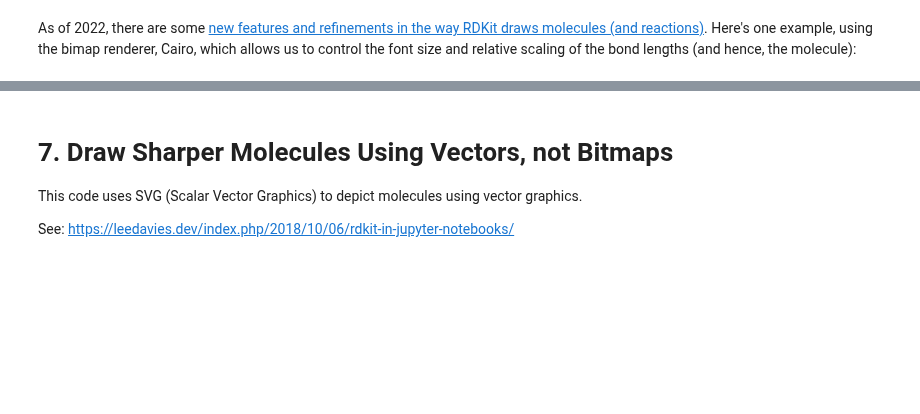
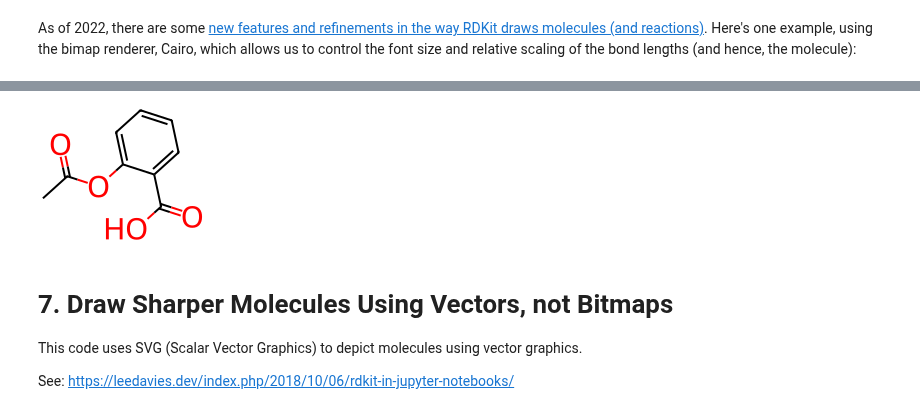
Before and after one commit to gmm/RDKit-on-Colab, a Jupyter notebook: RDKit_Google_Colab.ipynb, the cells around one changed output, grey strips where cells are left out. Drawn from its saved outputs; the diff is of its cells as text; code cells hidden in the pictures; blank space fills up the shorter version.

```diff
--- a/RDKit_Google_Colab.ipynb
+++ b/RDKit_Google_Colab.ipynb
@@ -542,3 +565,8 @@ Image(d2d.GetDrawingText())
+# %%
+aspirin_SMILES = 'O=C(C)Oc1ccccc1C(=O)O'
+smiles_to_image(aspirin_SMILES, font_size=30)
+# %% [output]
+[figure, added]
 # %% [markdown]
 # 7. Draw Sharper Molecules Using Vectors, not Bitmaps
 
```
Also changed, not shown: parts of 20 cells of this notebook.
